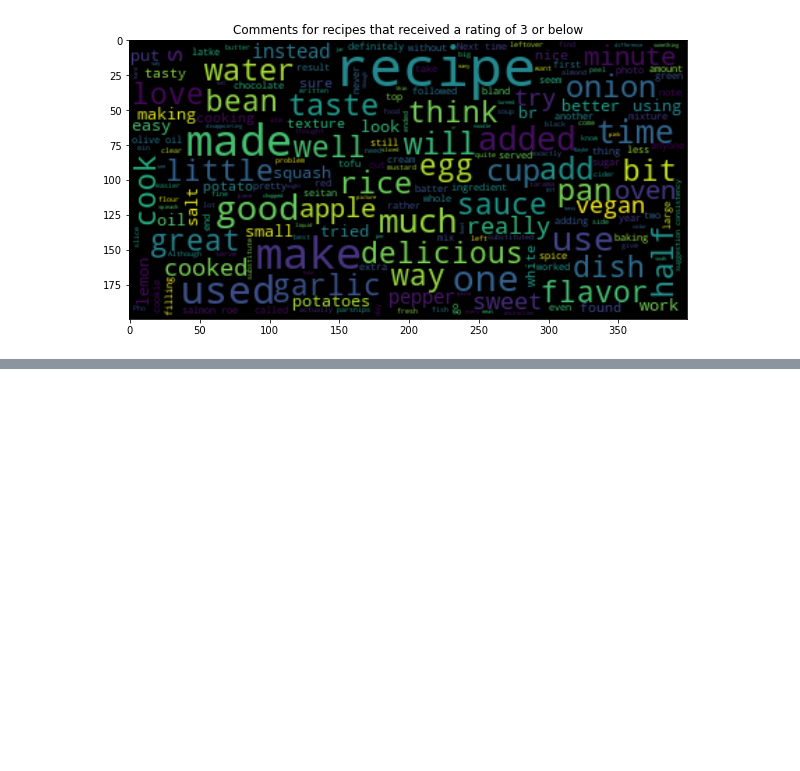
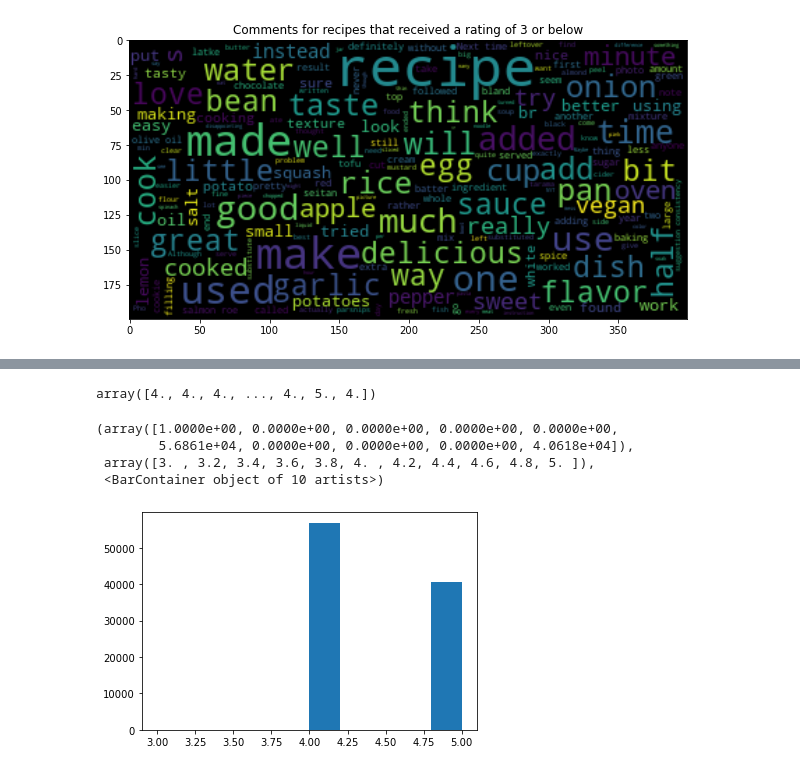
Before and after one commit to eruse7873/final_cabd, a Jupyter notebook: CABD_FinalProject.ipynb, the cells around one changed output, grey strips where cells are left out. Saved outputs shown, nothing was run; the diff lists cells and outputs as text; code cells hidden in the pictures; blank space fills up the shorter version.

```diff
--- a/CABD_FinalProject.ipynb
+++ b/CABD_FinalProject.ipynb
@@ -459,0 +458,12 @@ np.around(predictions)
+# %%
+np.around(predictions)
+# %% [output]
+array([4., 4., 4., ..., 4., 5., 4.])
+# %%
+plt.hist(np.around(predictions))
+# %% [output]
+(array([1.0000e+00, 0.0000e+00, 0.0000e+00, 0.0000e+00, 0.0000e+00,
+        5.6861e+04, 0.0000e+00, 0.0000e+00, 0.0000e+00, 4.0618e+04]),
+ array([3. , 3.2, 3.4, 3.6, 3.8, 4. , 4.2, 4.4, 4.6, 4.8, 5. ]),
+ <BarContainer object of 10 artists>)
+[figure, added]
```
Also changed, not shown: parts of 43 cells of this notebook.
